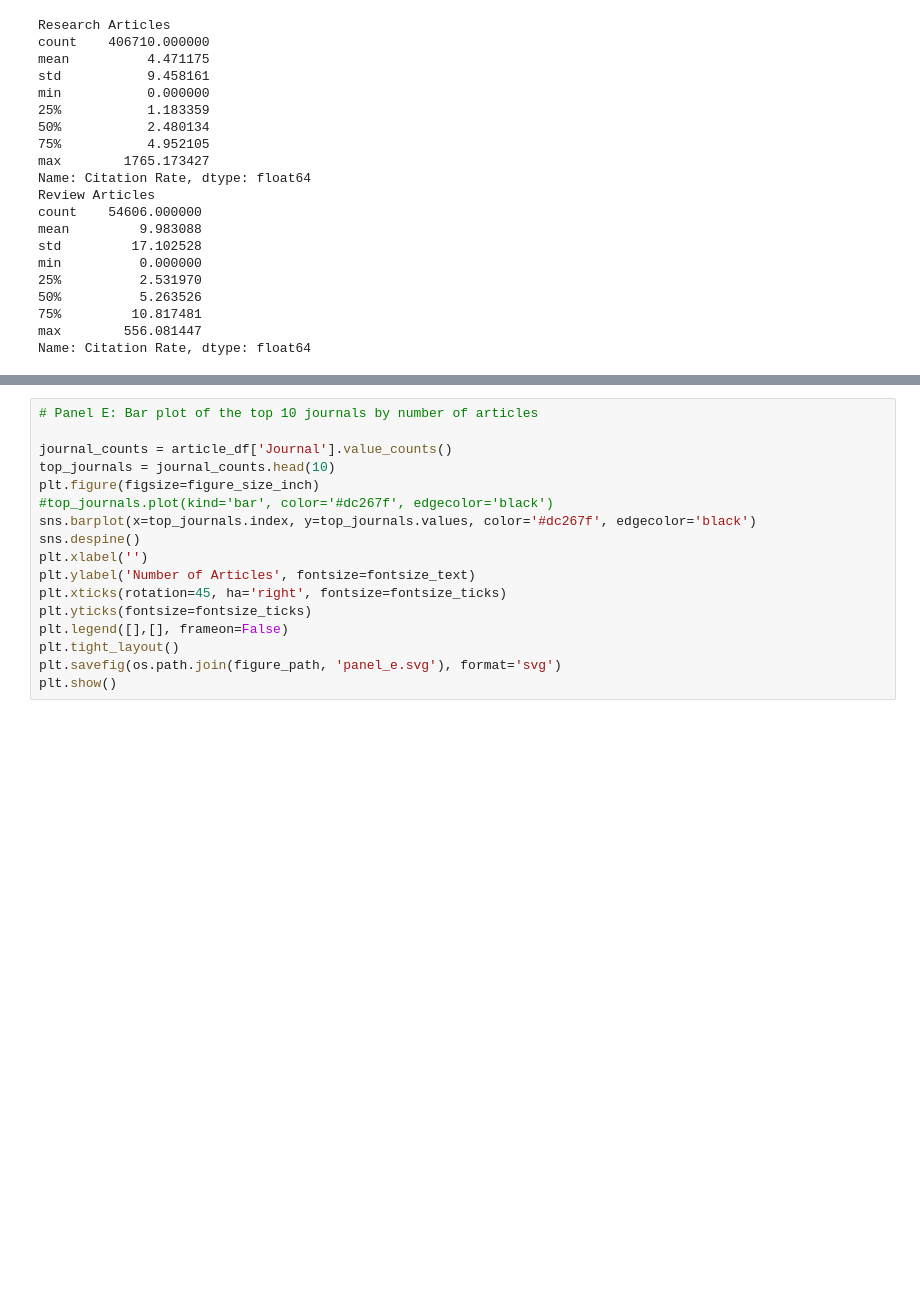
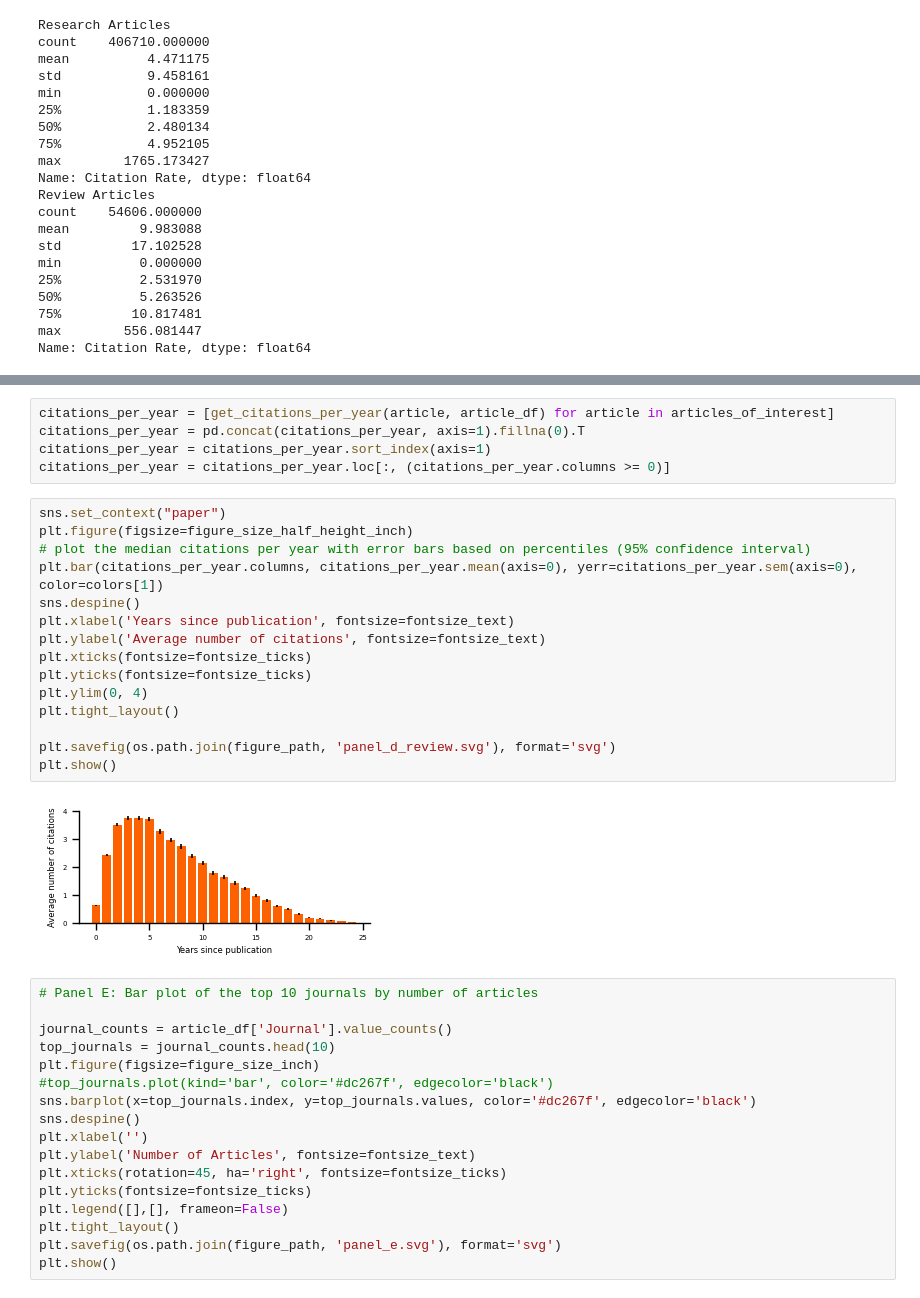
Before and after one commit to ccnmaastricht/NeuroScape, a Jupyter notebook: notebooks/results_00_nutshell.ipynb, the cells around one changed output, grey strips where cells are left out. Cells and saved outputs as stored; diff of their text form; blank space fills up the shorter version.

```diff
--- a/notebooks/results_00_nutshell.ipynb
+++ b/notebooks/results_00_nutshell.ipynb
@@ -188,3 +261,25 @@ plt.show()
+# %%
+citations_per_year = [get_citations_per_year(article, article_df) for article in articles_of_interest]
+citations_per_year = pd.concat(citations_per_year, axis=1).fillna(0).T
+citations_per_year = citations_per_year.sort_index(axis=1)
+citations_per_year = citations_per_year.loc[:, (citations_per_year.columns >= 0)]
+# %%
+sns.set_context("paper")
+plt.figure(figsize=figure_size_half_height_inch)
+# plot the median citations per year with error bars based on percentiles (95% confidence interval)
+plt.bar(citations_per_year.columns, citations_per_year.mean(axis=0), yerr=citations_per_year.sem(axis=0), color=colors[1])
+sns.despine()
+plt.xlabel('Years since publication', fontsize=fontsize_text)
+plt.ylabel('Average number of citations', fontsize=fontsize_text)
+plt.xticks(fontsize=fontsize_ticks)
+plt.yticks(fontsize=fontsize_ticks)
+plt.ylim(0, 4)
+plt.tight_layout()
+
+plt.savefig(os.path.join(figure_path, 'panel_d_review.svg'), format='svg')
+plt.show()
+# %% [output]
+[figure, added]
 # %%
 # Panel E: Bar plot of the top 10 journals by number of articles
 
```
Also changed, not shown: parts of 28 cells of this notebook.
